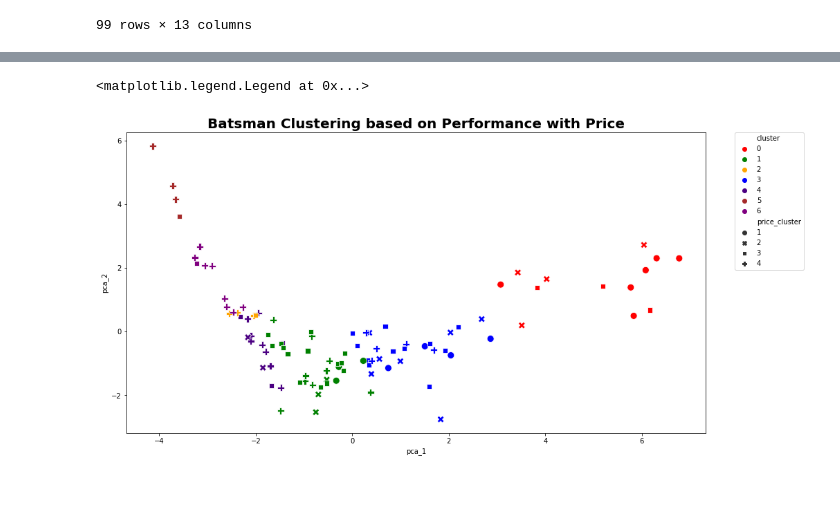
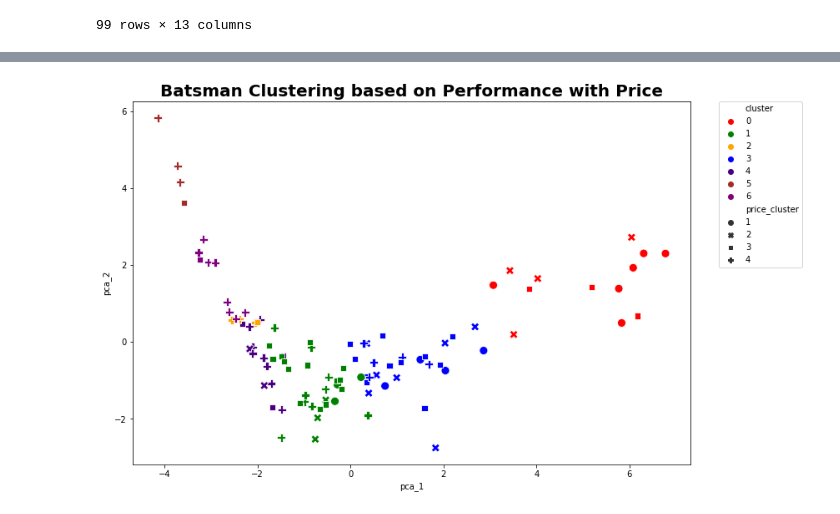
Before and after one commit to RohitRanjangit/IPlDataAnalysis, a Jupyter notebook: src/clusters.ipynb, the cells around one changed output, grey strips where cells are left out. Cells and saved outputs as stored; diff of their text form; code cells hidden in the pictures.

```diff
--- a/src/clusters.ipynb
+++ b/src/clusters.ipynb
@@ -330,19 +331,19 @@ completeness_score(batsman['price_cluster'],batsman['cluster'])
 # %%
 X = batsman.drop(['fullName','name','cluster','price_cluster','Price'], axis = 1)
 X = StandardScaler().fit_transform(X)
 
 X_pca = PCA(n_components=2).fit_transform(X)
 clusters1 = batsman['cluster'].values
 clusters2 = batsman['price_cluster'].values
 
 batsman['pca_1'] = X_pca[:,0]
 batsman['pca_2'] = X_pca[:,1]
 # plot scatter plot showing clusters1 as color and clusters2 as marker
-plt.figure(figsize=(15,8))
+plt.figure(figsize=(12,8))
 sns.scatterplot(data = batsman, x='pca_1', y='pca_2', hue='cluster', style = 'price_cluster', palette=['red','green','orange','blue','indigo','brown','purple'], s = 100)
 plt.title('Batsman Clustering based on Performance with Price', fontsize=20, fontweight='bold')
 # move legend to corner
 plt.legend(bbox_to_anchor=(1.05, 1), loc=2, borderaxespad=0.)
+plt.savefig('../img/pngs/batsman_clustering_price.png', facecolor='w', edgecolor='w',)
 # %% [output]
-<matplotlib.legend.Legend at 0x...>
-[figure, old version]
+[figure, new version]
```
Also changed, not shown: parts of 2 cells of this notebook, 6 other files.
